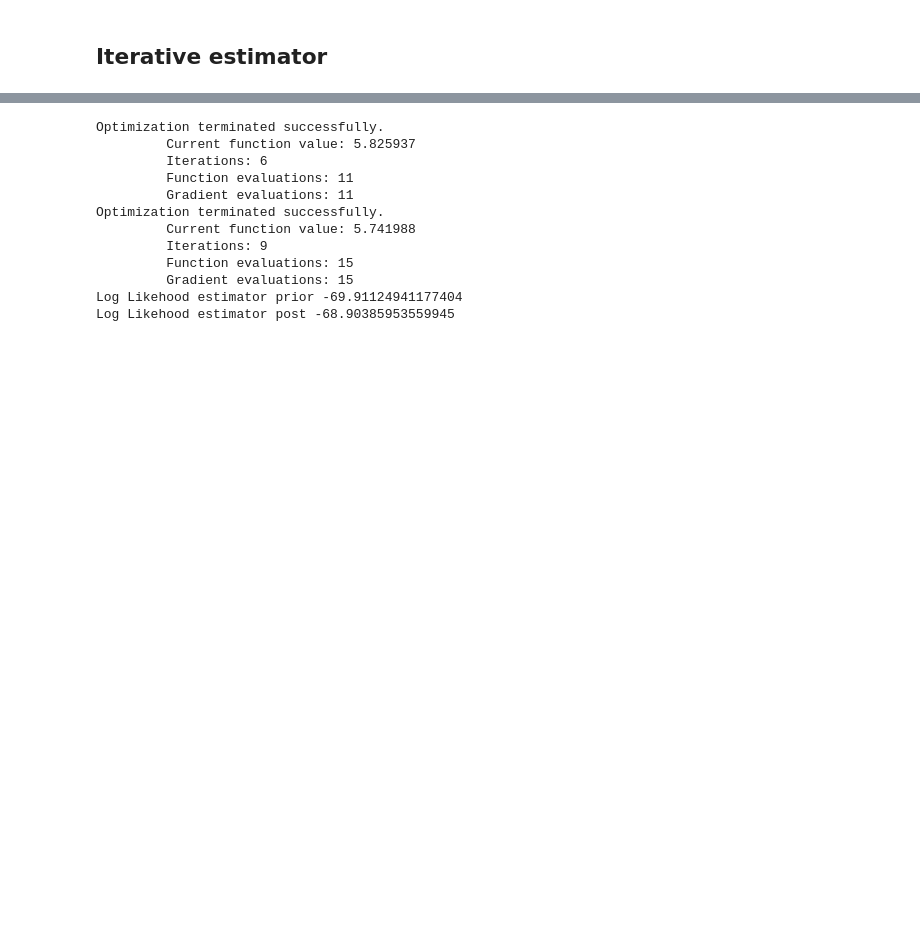
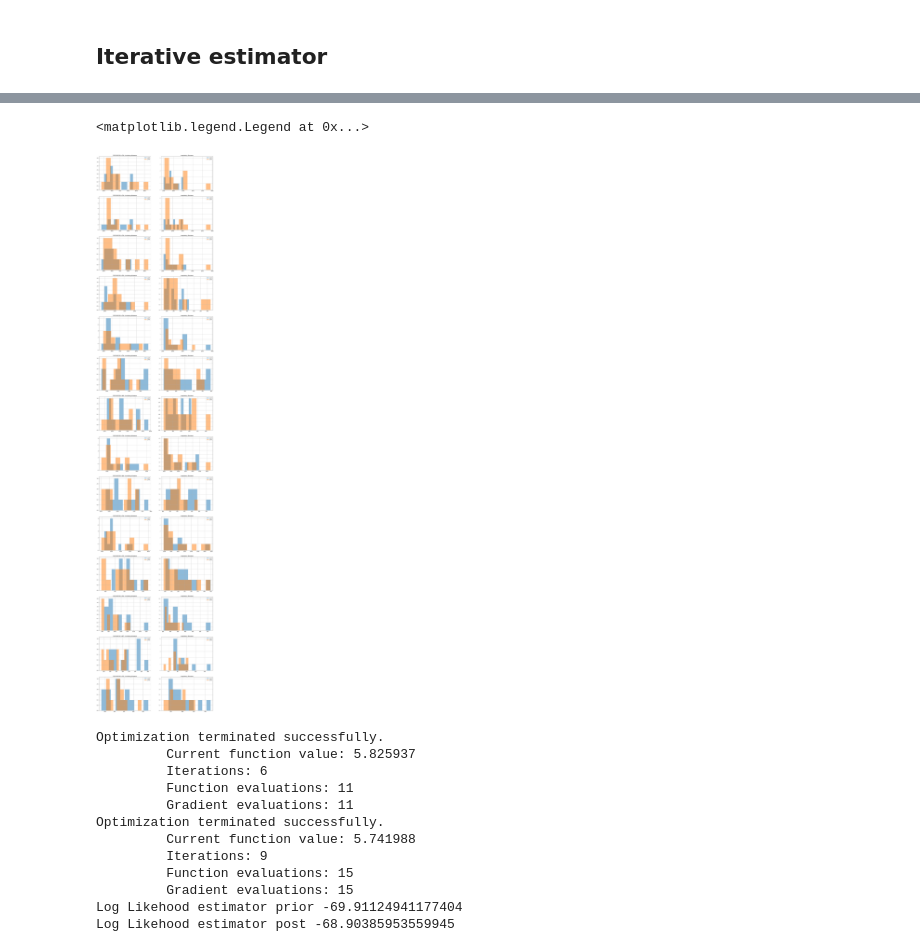
Before and after one commit to arnaud39/us_studies, a Jupyter notebook: plots.ipynb, the cells around one changed output, grey strips where cells are left out. Saved outputs shown, nothing was run; the diff lists cells and outputs as text; code cells hidden in the pictures; blank space fills up the shorter version.

```diff
--- a/plots.ipynb
+++ b/plots.ipynb
@@ -2,0 +119,5 @@
+# %%
+import regex as re
+txt = "2018 Week 01 ending Janurary 06, 2018 i!j"
+x = re.search("[a-zA-Z]+.*(0?[1-9]|[12][0-9]|3[01])", txt)
+x
@@ -194,3 +395,53 @@ Name: cirdeaths, dtype: int64
+# %%
+import matplotlib.pyplot as plt
+
+# return (p,r) moment estimation
+statistics_ = lambda mean, var: {
+    "r": mean ** 2 / (var - mean),
+    "p": mean / var,
+}
+
+
+split_event = lambda df: (
+    df[(df.index > 0) & (df.index < 12 * 30)],
+    df[(df.index < 0) & (df.index > -12 * 30)],
+)
+
+n_events = len(df_temporel)
+n_events
+
+fig, axs = plt.subplots(n_events, 2, figsize=(20, 100))
+
+for index, (meta, df) in enumerate(df_temporel.items()):
+    time, location = meta
+    date = str(date).split(" ")[0]
+
+
+    x, y = df.cirdeaths.astype(int), df.resdeaths.astype(int)
+    x_post, x_prior = split_event(x)
+    y_post, y_prior = split_event(y)
+
+    x_post.hist(ax=axs[index, 0], label="post", alpha=0.5)
+    x_prior.hist(ax=axs[index, 0], alpha=0.5, label="prior")
+
+    y_post.hist(ax=axs[index, 1], label="post", alpha=0.5)
+    y_prior.hist(ax=axs[index, 1],label="prior", alpha=0.5)
+
+
+        # pandas method with bias n-1 correction
+    moments_ = {key: (data.mean(), data.var()) for key, data in x_.items()}
+  # estimate (r,p)
+    parameters_moments = {k: statistics_(*v) for k, v in moments_.items()}
+
+    axs[index, 0].legend()
+    axs[index, 0].set_title(f"{date} in {location}: circulatory diseases")
+    axs[index, 1].legend()
+    axs[index, 1].set_title("respiratory diseases")
+
+plt.legend()
+# %% [output]
+<matplotlib.legend.Legend at 0x...>
+[figure, added]
 # %%
 import statsmodels.api as sm
 
```
Also changed, not shown: parts of 8 cells of this notebook, 1 other file.
